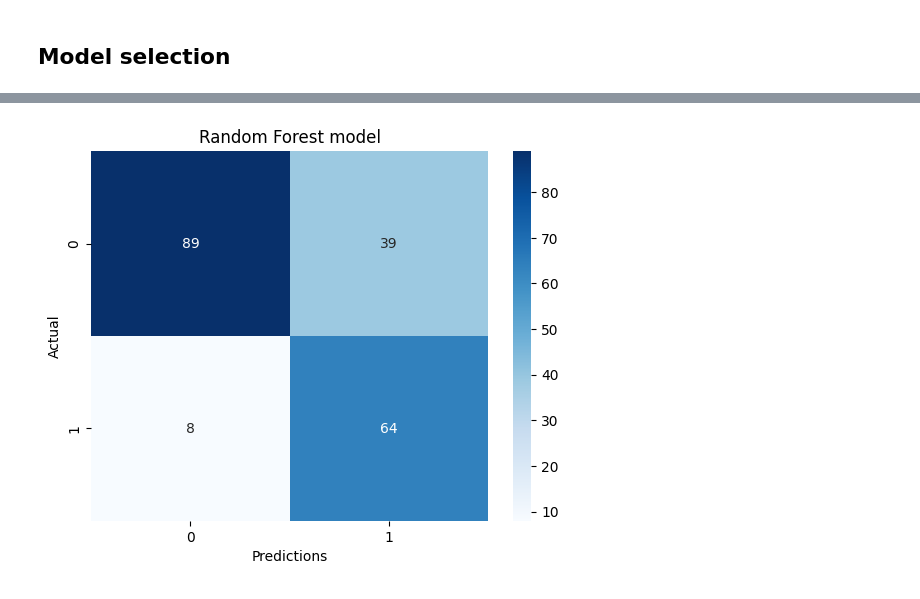
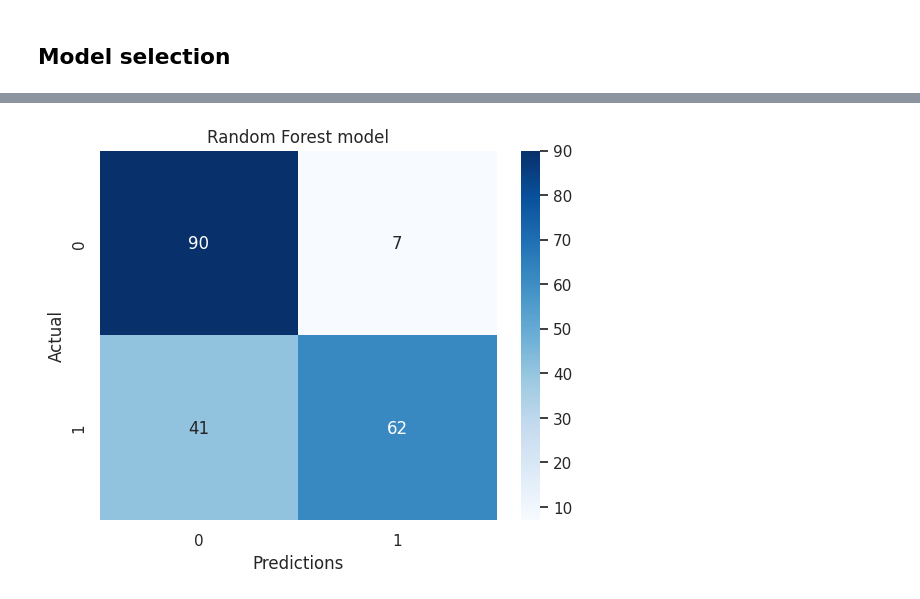
Before and after one commit to rezaazimibar/MachineLearning-projects-playground, a Jupyter notebook: tool_box_projects/06.NaturalLanguageProcessing/01.BagOfWords/bag_of_words.ipynb, the cells around one changed output, grey strips where cells are left out. Cells and saved outputs as stored; diff of their text form; code cells hidden in the pictures.

```diff
--- a/tool_box_projects/06.NaturalLanguageProcessing/01.BagOfWords/bag_of_words.ipynb
+++ b/tool_box_projects/06.NaturalLanguageProcessing/01.BagOfWords/bag_of_words.ipynb
@@ -55,6 +55,7 @@ for i in range(0, 1000):
   ps = PorterStemmer()
   all_stopwords = stopwords.words('english')
   all_stopwords.remove('not')
+  all_stopwords.remove("no")
   review = [ps.stem(word) for word in review if not word in set(all_stopwords)]
   review = ' '.join(review)
   corpus.append(review)
@@ -137,9 +134,9 @@ from sklearn.metrics import accuracy_score, confusion_matrix
 # %%
-cm = confusion_matrix(forest_y, y_test)
+cm = confusion_matrix(y_test, forest_y)
 sns.heatmap(cm, annot=True, cmap="Blues")
 plt.title('Random Forest model')
 plt.xlabel('Predictions')
 plt.ylabel('Actual')
 plt.show()
 # %% [output]
-[figure, old version]
+[figure, new version]
```
Also changed, not shown: parts of 13 cells of this notebook, 1 other file.
